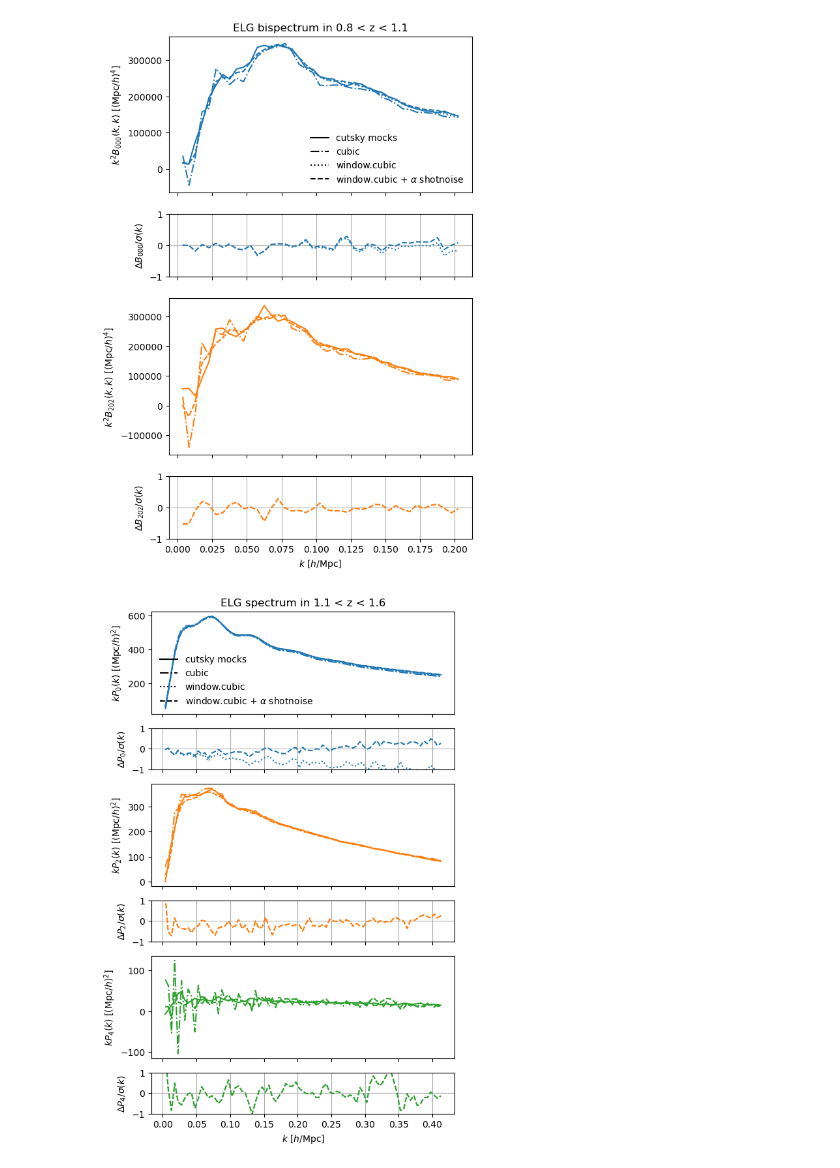
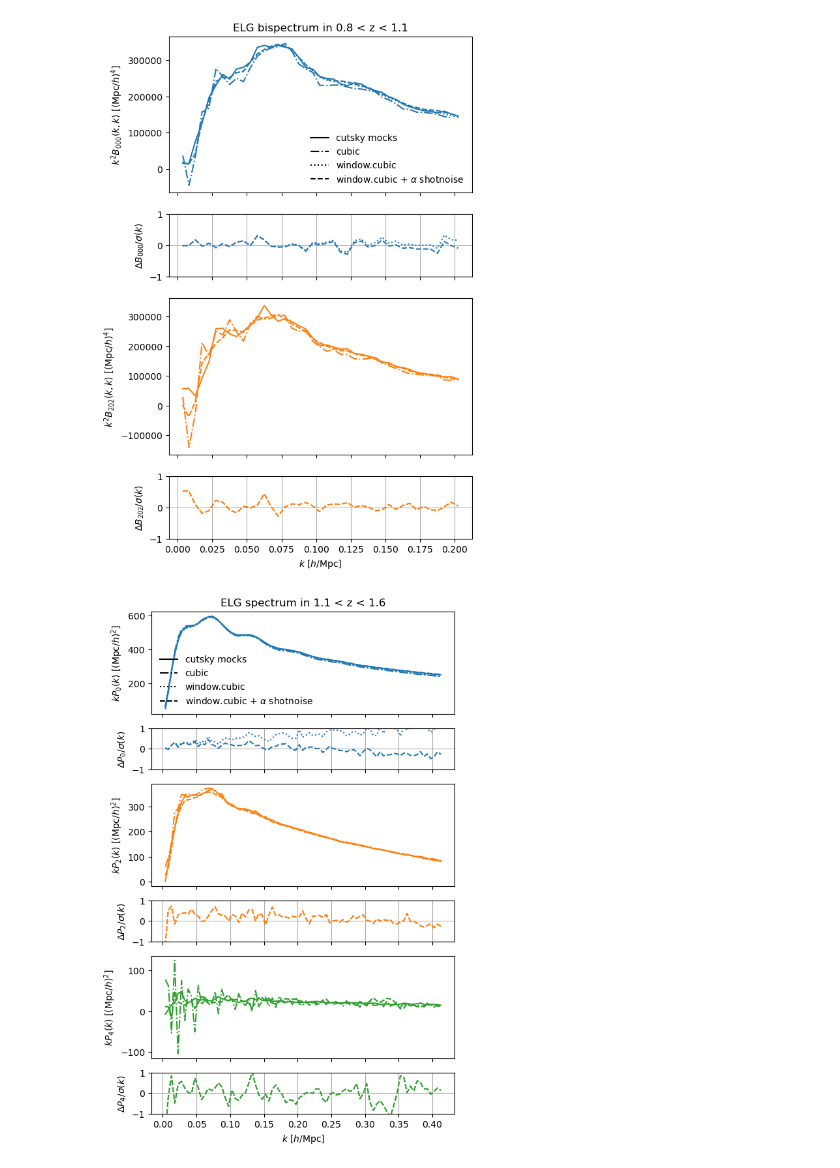
Before and after one commit to AlbertoRosado1/cai-dr2-clustering-products, a Jupyter notebook: clustering_statistics/nb/validation_window_function.ipynb, the cells around one changed output. Drawn from its saved outputs; the diff is of its cells as text; code cells hidden in the pictures.

```diff
--- a/clustering_statistics/nb/validation_window_function.ipynb
+++ b/clustering_statistics/nb/validation_window_function.ipynb
@@ -84,9 +84,9 @@ for tracer in ['LRG', 'ELG', 'QSO']:
                     pole_cutsky = mean_cutsky.get(ell)
                     std = cov.at.observable.get(ell).std()
                     pole = mean_box_conv.get(ell)
-                    ax.plot(pole.coords('k'), (pole.value() - pole_cutsky.value()) / std, color=color, linestyle=':')
+                    ax.plot(pole.coords('k'), (pole_cutsky.value() - pole.value()) / std, color=color, linestyle=':')
                     pole = mean_box_conv_shotnoise.get(ell)
-                    ax.plot(pole.coords('k'), (pole.value() - pole_cutsky.value()) / std, color=color, linestyle='--')
+                    ax.plot(pole.coords('k'), (pole_cutsky.value() - pole.value()) / std, color=color, linestyle='--')
                 ax = lax[0]
                 ax.plot([], [], color='k', linestyle='-', label='cutsky mocks')
                 ax.plot([], [], color='k', linestyle='-.', label='cubic')
@@ -121,9 +121,9 @@ for tracer in ['LRG', 'ELG', 'QSO']:
                     pole_cutsky = mean_cutsky.get(ell)
                     std = cov.at.observable.get(ell).std()
                     pole = mean_box_conv.get(ell)
-                    ax.plot(k, (pole.value() - pole_cutsky.value()) / std, color=color, linestyle=':')
+                    ax.plot(k, (pole_cutsky.value() - pole.value()) / std, color=color, linestyle=':')
                     pole = mean_box_conv_shotnoise.get(ell)
-                    ax.plot(k, (pole.value() - pole_cutsky.value()) / std, color=color, linestyle='--')
+                    ax.plot(k, (pole_cutsky.value() - pole.value()) / std, color=color, linestyle='--')
                 ax = lax[0]
                 ax.plot([], [], color='k', linestyle='-', label='cutsky mocks')
                 ax.plot([], [], color='k', linestyle='-.', label='cubic')
@@ -143,2 +143,2 @@ for tracer in ['LRG', 'ELG', 'QSO']:
-[figure, old version]
+[figure, new version]
-[figure, old version]
+[figure, new version]
```
Also changed, not shown: parts of 1 cell of this notebook, 11 other files.
